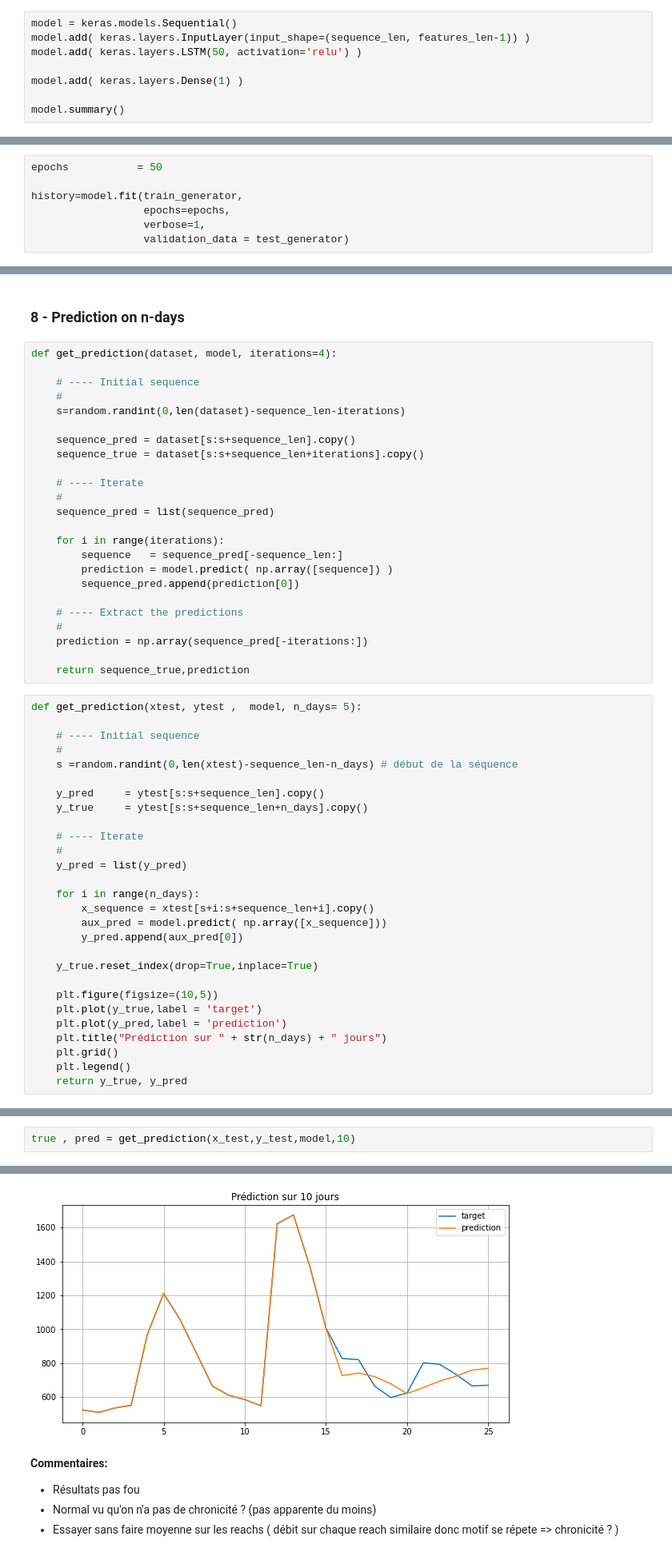
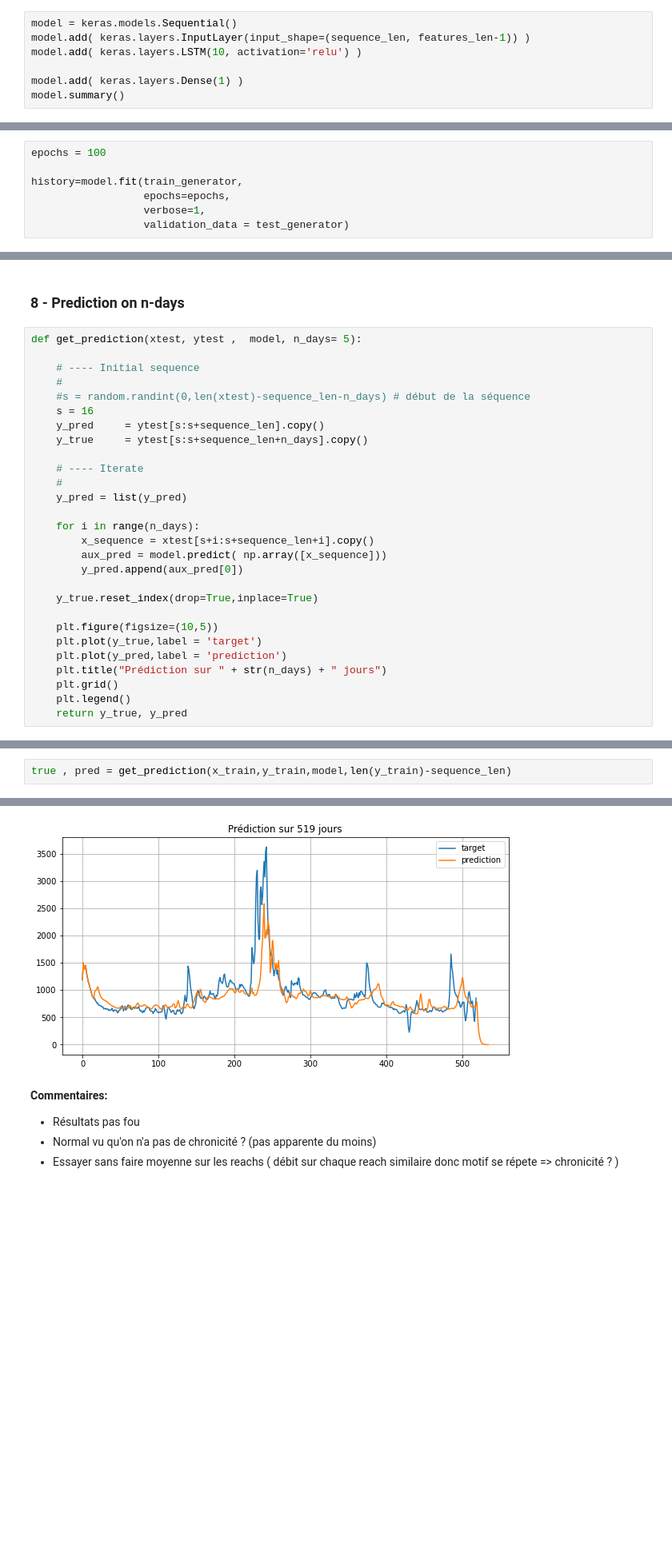
Before and after one commit to scastets/Projet4MA_Hydrologie, a Jupyter notebook: Notebooks/Projet_4MA_LSTM.ipynb, the cells around one changed output, grey strips where cells are left out. Shown at 80% size. Drawn from its saved outputs; the diff is of its cells as text; blank space fills up the shorter version.

```diff
--- a/Notebooks/Projet_4MA_LSTM.ipynb
+++ b/Notebooks/Projet_4MA_LSTM.ipynb
@@ -270,9 +311,8 @@ batch y shape :  (165,)
 # %%
 model = keras.models.Sequential()
 model.add( keras.layers.InputLayer(input_shape=(sequence_len, features_len-1)) )
-model.add( keras.layers.LSTM(50, activation='relu') )
+model.add( keras.layers.LSTM(10, activation='relu') )
 
 model.add( keras.layers.Dense(1) )
-
 model.summary()
 # %% [output]
@@ -297,7 +337,7 @@ model.compile(optimizer='adam',
 # %% [markdown]
 ### 6 - Fit
 # %%
-epochs           = 50
+epochs = 100
 
 history=model.fit(train_generator,
                   epochs=epochs,
@@ -333,36 +373,12 @@ plt.plot(hist['mae'])
 # %% [markdown]
 ### 8 - Prediction on n-days
-# %%
-def get_prediction(dataset, model, iterations=4):
-
-    # ---- Initial sequence
-    #
-    s=random.randint(0,len(dataset)-sequence_len-iterations)
-
-    sequence_pred = dataset[s:s+sequence_len].copy()
-    sequence_true = dataset[s:s+sequence_len+iterations].copy()
-
-    # ---- Iterate
-    #
-    sequence_pred = list(sequence_pred)
-
-    for i in range(iterations):
-        sequence   = sequence_pred[-sequence_len:]
-        prediction = model.predict( np.array([sequence]) )
-        sequence_pred.append(prediction[0])
-
-    # ---- Extract the predictions
-    #
-    prediction = np.array(sequence_pred[-iterations:])
-
-    return sequence_true,prediction
 # %%
 def get_prediction(xtest, ytest ,  model, n_days= 5):
 
     # ---- Initial sequence
     #
-    s =random.randint(0,len(xtest)-sequence_len-n_days) # début de la séquence
-
+    #s = random.randint(0,len(xtest)-sequence_len-n_days) # début de la séquence
+    s = 16
     y_pred     = ytest[s:s+sequence_len].copy()
     y_true     = ytest[s:s+sequence_len+n_days].copy()
 
@@ -387,3 +409,3 @@ def get_prediction(xtest, ytest ,  model, n_days= 5):
 # %%
-true , pred = get_prediction(x_test,y_test,model,10)
+true , pred = get_prediction(x_train,y_train,model,len(y_train)-sequence_len)
 # %% [output]
@@ -390,4 +413,4 @@ true , pred = get_prediction(x_test,y_test,model,10)
-[figure, old version]
+[figure, new version]
 # %% [markdown]
 **Commentaires:**
 
```
Also changed, not shown: parts of 16 cells of this notebook.
